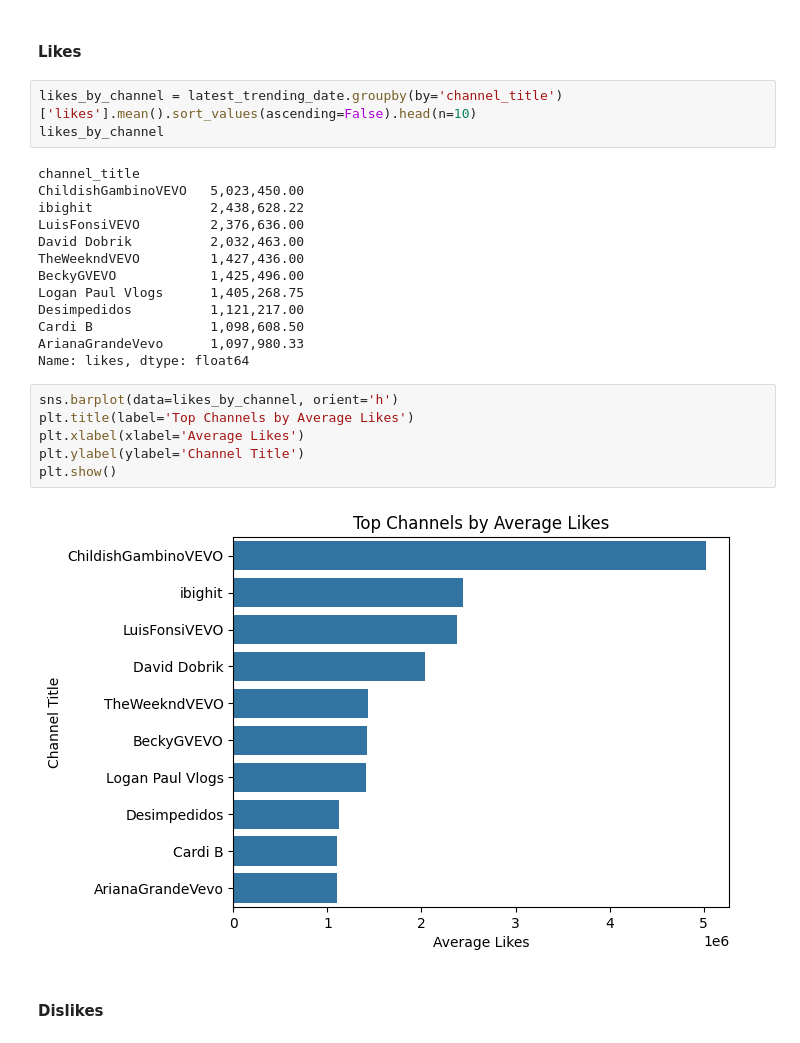
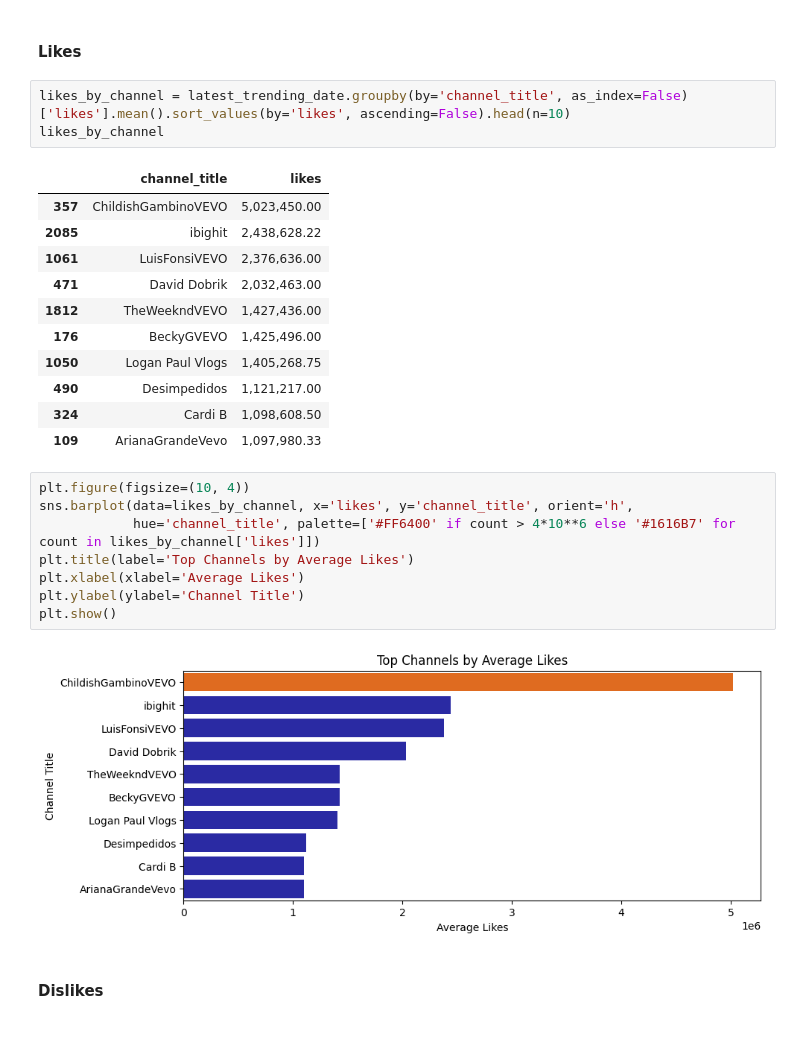
Before and after one commit to 0Nguyen0Cong0Tuan0/DS_Programming, a Jupyter notebook: src.ipynb, the cells around one changed output. Saved outputs shown, nothing was run; the diff lists cells and outputs as text.

```diff
--- a/src.ipynb
+++ b/src.ipynb
@@ -567,29 +563,30 @@ plt.show()
 # %% [markdown]
 #### **Likes**
 # %%
-likes_by_channel = latest_trending_date.groupby(by='channel_title')['likes'].mean().sort_values(ascending=False).head(n=10)
+likes_by_channel = latest_trending_date.groupby(by='channel_title', as_index=False)['likes'].mean().sort_values(by='likes', ascending=False).head(n=10)
 likes_by_channel
 # %% [output]
-channel_title
-ChildishGambinoVEVO   5,023,450.00
-ibighit               2,438,628.22
-LuisFonsiVEVO         2,376,636.00
-David Dobrik          2,032,463.00
-TheWeekndVEVO         1,427,436.00
-BeckyGVEVO            1,425,496.00
-Logan Paul Vlogs      1,405,268.75
-Desimpedidos          1,121,217.00
-Cardi B               1,098,608.50
-ArianaGrandeVevo      1,097,980.33
-Name: likes, dtype: float64
+|  | channel_title | likes |
+| 357 | ChildishGambinoVEVO | 5,023,450.00 |
+| 2085 | ibighit | 2,438,628.22 |
+| 1061 | LuisFonsiVEVO | 2,376,636.00 |
+| 471 | David Dobrik | 2,032,463.00 |
+| 1812 | TheWeekndVEVO | 1,427,436.00 |
+| 176 | BeckyGVEVO | 1,425,496.00 |
+| 1050 | Logan Paul Vlogs | 1,405,268.75 |
+| 490 | Desimpedidos | 1,121,217.00 |
+| 324 | Cardi B | 1,098,608.50 |
+| 109 | ArianaGrandeVevo | 1,097,980.33 |
 # %%
-sns.barplot(data=likes_by_channel, orient='h')
+plt.figure(figsize=(10, 4))
+sns.barplot(data=likes_by_channel, x='likes', y='channel_title', orient='h',
+            hue='channel_title', palette=['#FF6400' if count > 4*10**6 else '#1616B7' for count in likes_by_channel['likes']])
 plt.title(label='Top Channels by Average Likes')
 plt.xlabel(xlabel='Average Likes')
 plt.ylabel(ylabel='Channel Title')
 plt.show()
 # %% [output]
-[figure, old version]
+[figure, new version]
 # %% [markdown]
 #### **Dislikes**
 # %%
```
Also changed, not shown: parts of 51 cells of this notebook.
